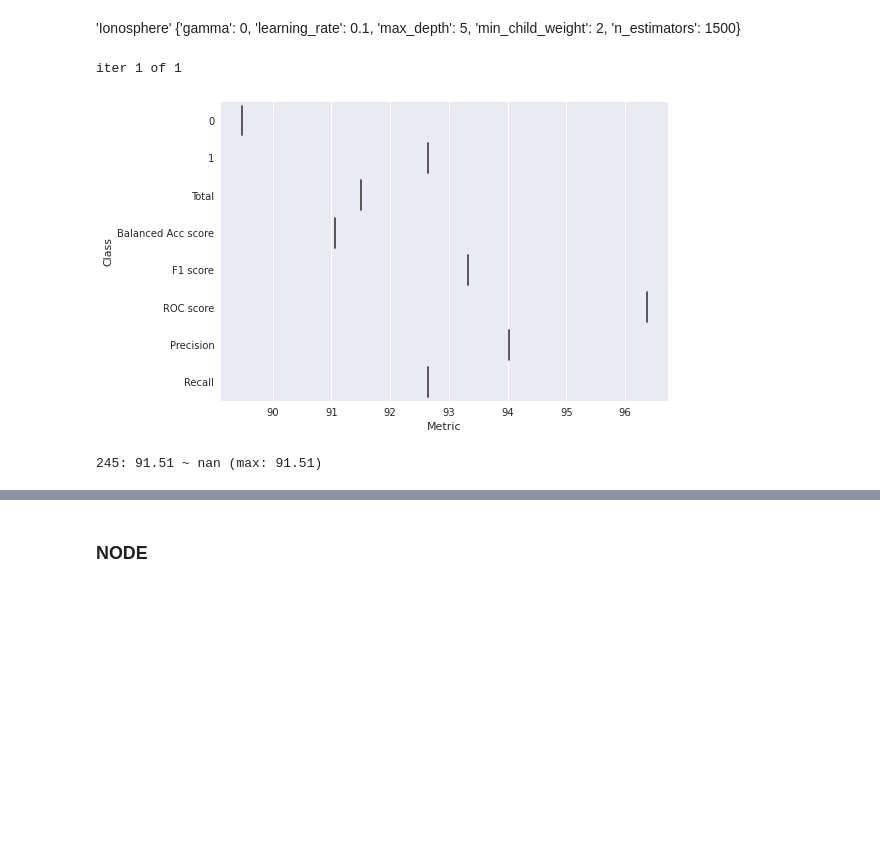
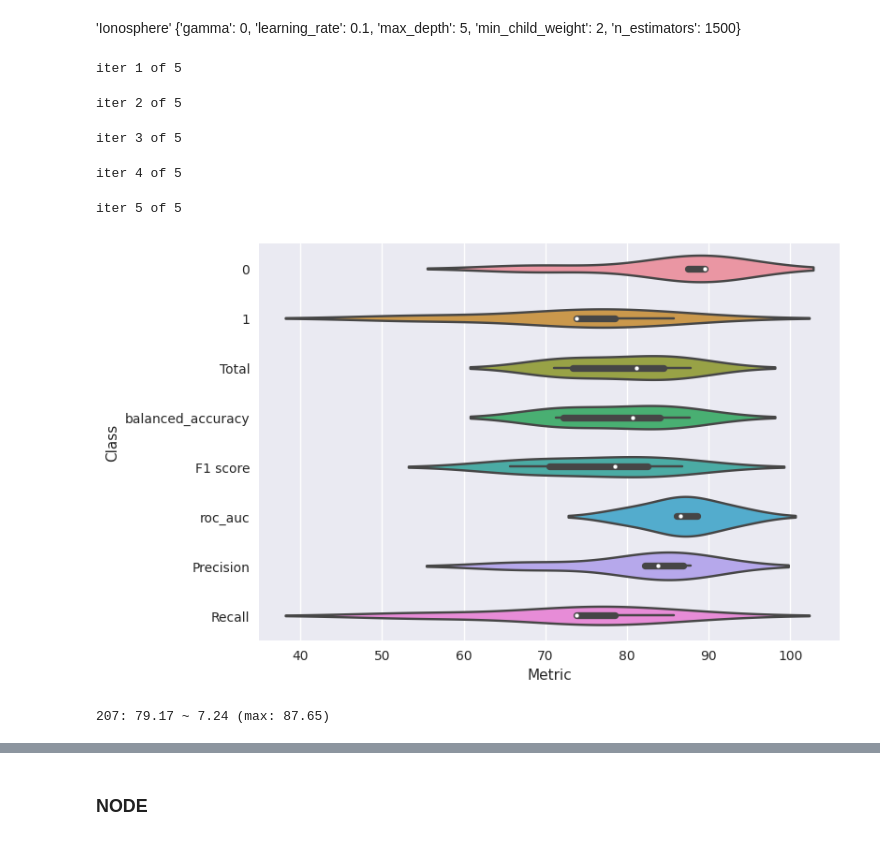
Before and after one commit to wwydmanski/hypernet-cnn, a Jupyter notebook: Benchmarks/UCI-2.ipynb, the cells around one changed output, grey strips where cells are left out. Saved outputs shown, nothing was run; the diff lists cells and outputs as text; code cells hidden in the pictures; blank space fills up the shorter version.

```diff
--- a/Benchmarks/UCI-2.ipynb
+++ b/Benchmarks/UCI-2.ipynb
@@ -117,5 +117,5 @@ dataset size: 351 | max training size: 245
 # %%
-TEST_RUN = True
+TEST_RUN = False
 # %% [markdown]
 # Preprocess
 # %%
@@ -248,7 +248,7 @@ def grid_search_best_params(model_fn, param_grid, data_size=max_size, scoring=GS
 
     return res.best_params_
 # %%
-def pyhopper_best_params(model_fn, param_grid, data_size=max_size, metric=GS_METRIC, time="30m"):
+def pyhopper_best_params(model_fn, param_grid, data_size=max_size, metric=GS_METRIC, time="1min"):
     if TEST_RUN:
         time = 60
 
@@ -268,7 +268,7 @@ def pyhopper_best_params(model_fn, param_grid, data_size=max_size, metric=GS_MET
     from pyhopper.callbacks import History
     search = pyhopper.Search(param_grid)
 
-    best_params = search.run(objective, "maximize", time, n_jobs="1x per-gpu", seeding_ratio=0.5)
+    best_params = search.run(objective, "maximize", time, seeding_ratio=0.5)
 
     with open(f"{DATA}_{model_fn.__name__}_best_params.txt", "a") as f:
             f.write(str(best_params))
@@ -289,5 +289,5 @@ xgboost.__version__
 # %%
-def get_xgboost(params={}):
+def get_xgboost(**params):
     random_seed = np.random.randint(1024)
     def _inner():
         return XGBClassifier(
@@ -301,14 +301,14 @@ def get_xgboost(params={}):
 #### Hyperparam tuning
 # %%
 param_grid = {
-                'n_estimators': [50, 100, 500, 1000, 1500, 3000],
-                'max_depth': [2, 3, 5, 10, 15],
-                'learning_rate': [0.001, 0.01, 0.1, 1],
-                'min_child_weight': [1, 2, 4, 8, 16, 32],
-                'gamma': [0, 0.001, 0.1, 1],
+                'n_estimators': pyhopper.int(50, 3000, multiple_of=50),
+                'max_depth': pyhopper.choice([2, 3, 5, 10, 15]),
+                'learning_rate': pyhopper.float(1e-5,1e-1, log=True),
+                'min_child_weight': pyhopper.choice([1, 2, 4, 8, 16, 32]),
+                'gamma': pyhopper.choice([0, 0.001, 0.1, 1]),
              }
 
 xgbc = get_xgboost()
 
-xgbt_best1 = grid_search_best_params(xgbc, param_grid)
+xgbt_best1 = pyhopper_best_params(get_xgboost, param_grid)
 # %% [output]
@@ -360,18 +374,22 @@ xgboost_best = {**xgbt_best1, **xgbt_best2}
 # %%
 data_size = max_size
 
-xgb_dframe = test_model(get_xgboost(xgboost_best),
+xgb_dframe = test_model(get_xgboost(**xgbt_best1),
                         (X, y),
                         data_size,
-                        label_encoder=None, iters=20)
+                        label_encoder=None, iters=5)
 # %% [output]
-iter 1 of 1
+iter 1 of 5
+iter 2 of 5
+iter 3 of 5
+iter 4 of 5
+iter 5 of 5
-[figure, old version]
+[figure, new version]
 # %%
-res = xgb_dframe[xgb_dframe["Class"]=="Total"].reset_index(drop=True)["Metric"]
+res = xgb_dframe[xgb_dframe["Class"]=="balanced_accuracy"].reset_index(drop=True)["Metric"]
 print(f"{data_size}: {res.mean():.2f} ~ {res.std():.2f} (max: {res.max():.2f})")
 # %% [output]
-245: 91.51 ~ nan (max: 91.51)
+207: 79.17 ~ 7.24 (max: 87.65)
 # %%
 xgb_dframe.groupby(['Class']).mean()
 # %% [output]
```
Also changed, not shown: parts of 28 cells of this notebook, 40 other files.
